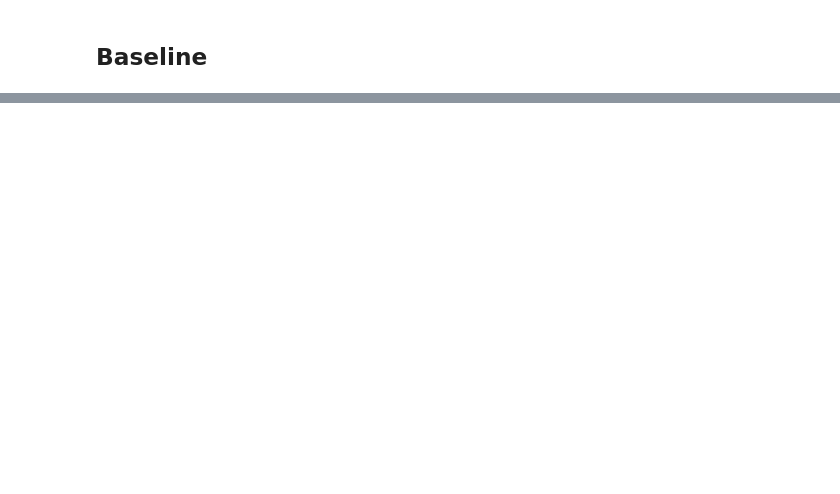
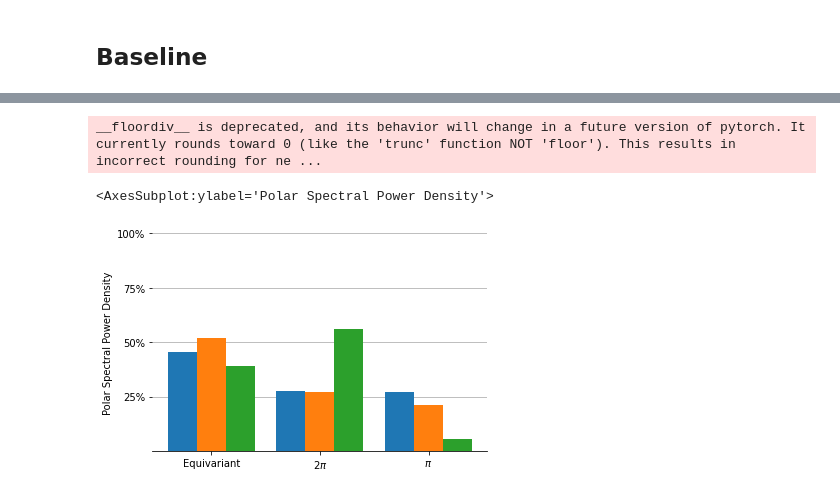
Before and after one commit to gabriel-lepetitaimon/coherent-gradient-toys, a Jupyter notebook: Toys.ipynb, the cells around one changed output, grey strips where cells are left out. Drawn from its saved outputs; the diff is of its cells as text; code cells hidden in the pictures; blank space fills up the shorter version.

```diff
--- a/Toys.ipynb
+++ b/Toys.ipynb
@@ -26,0 +39,7 @@ def orientation(shape):
+# %%
+SP1 = SpectralPower.kernels_psp(base.net)
+SP1.plot_sp(split='normed', sort_sym_rank=None)
+# %% [output]
+__floordiv__ is deprecated, and its behavior will change in a future version of pytorch. It currently rounds toward 0 (like the 'trunc' function NOT 'floor'). This results in incorrect rounding for ne ...
+<AxesSubplot:ylabel='Polar Spectral Power Density'>
+[figure, added]
```
Also changed, not shown: parts of 16 cells of this notebook, 3 other files.
